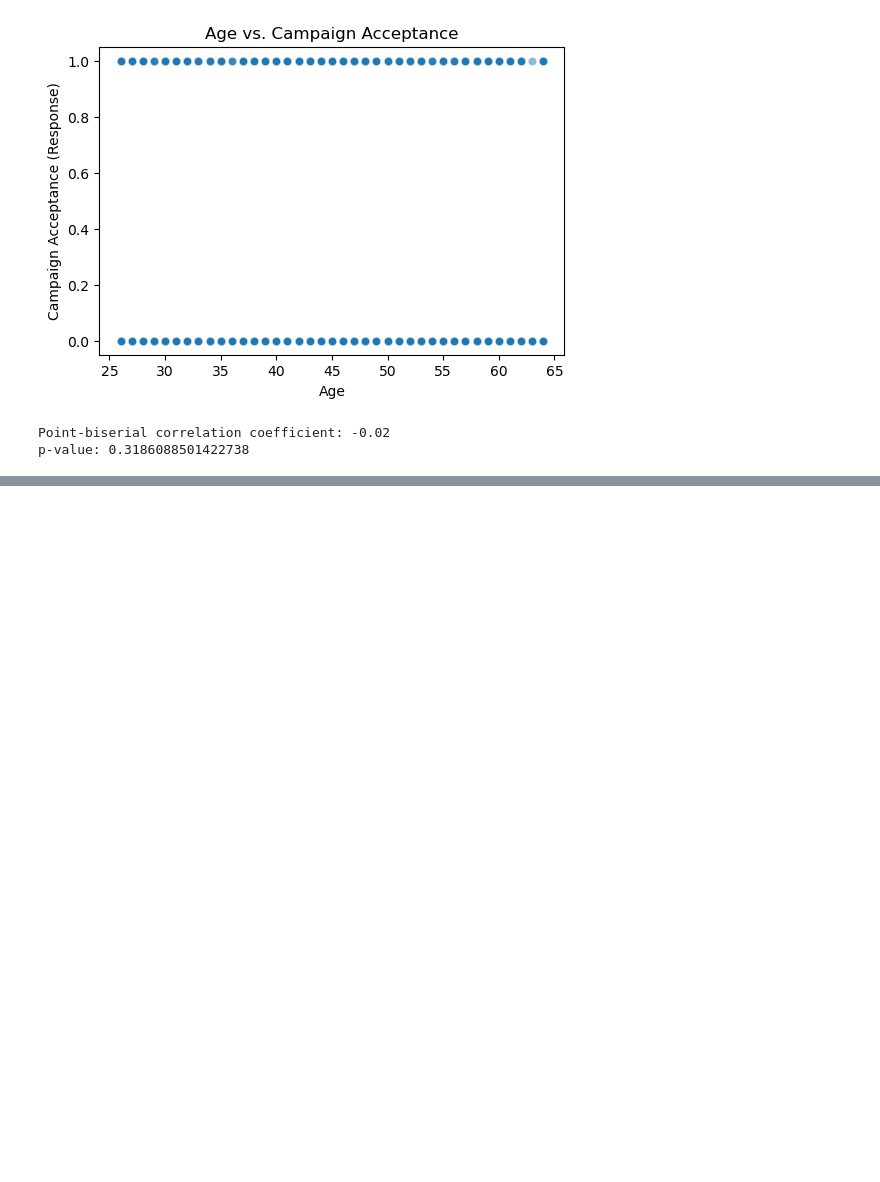
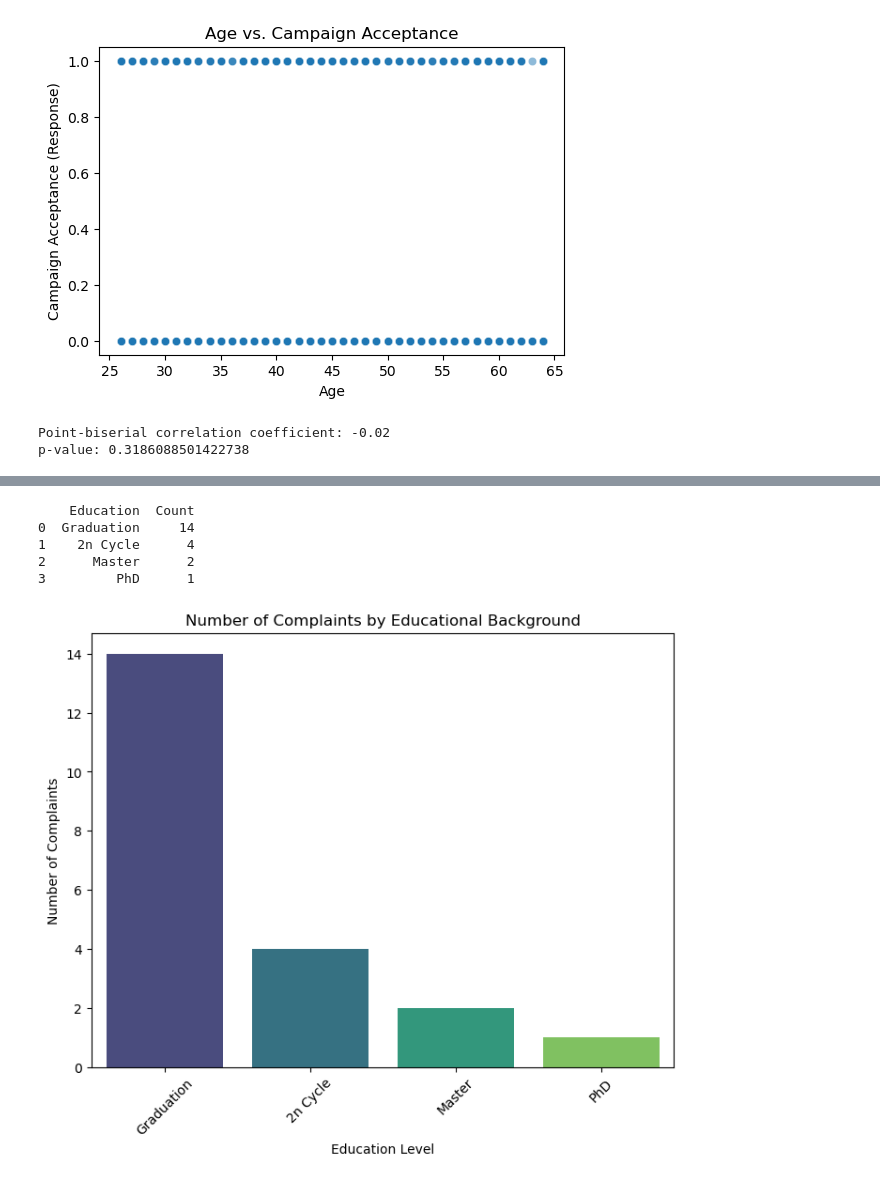
Before and after one commit to aliehs111/marketing_mix, a Jupyter notebook: marketing_mix.ipynb, the cells around one changed output, grey strips where cells are left out. Cells and saved outputs as stored; diff of their text form; code cells hidden in the pictures; blank space fills up the shorter version.

```diff
--- a/marketing_mix.ipynb
+++ b/marketing_mix.ipynb
@@ -546,0 +591,33 @@ p-value: 0.3186088501422738
+# %%
+ ## 8E Analyze the educational background of customers who lodged complaints in the last two years
+import pandas as pd
+import seaborn as sns
+import matplotlib.pyplot as plt
+
+# Filter for customers who lodged complaints
+complainers = df[df['Complain'] == 1]
+
+# Group by Education and count the number of complaints for each group
+complaints_by_education = complainers['Education'].value_counts().reset_index()
+complaints_by_education.columns = ['Education', 'Count']
+
+
+
+print(complaints_by_education)
+
+Plot the results using seaborn
+plt.figure(figsize=(8, 6))
+sns.barplot(x='Education', y='Count', data=complaints_by_education, hue='Education', palette='viridis', dodge=False)
+plt.legend([], [], frameon=False)
+plt.title("Number of Complaints by Educational Background")
+plt.xlabel("Education Level")
+plt.ylabel("Number of Complaints")
+plt.xticks(rotation=45)
+plt.show()
+# %% [output]
+    Education  Count
+0  Graduation     14
+1    2n Cycle      4
+2      Master      2
+3         PhD      1
+[figure, added]
```
Also changed, not shown: parts of 6 cells of this notebook, 1 other file.
